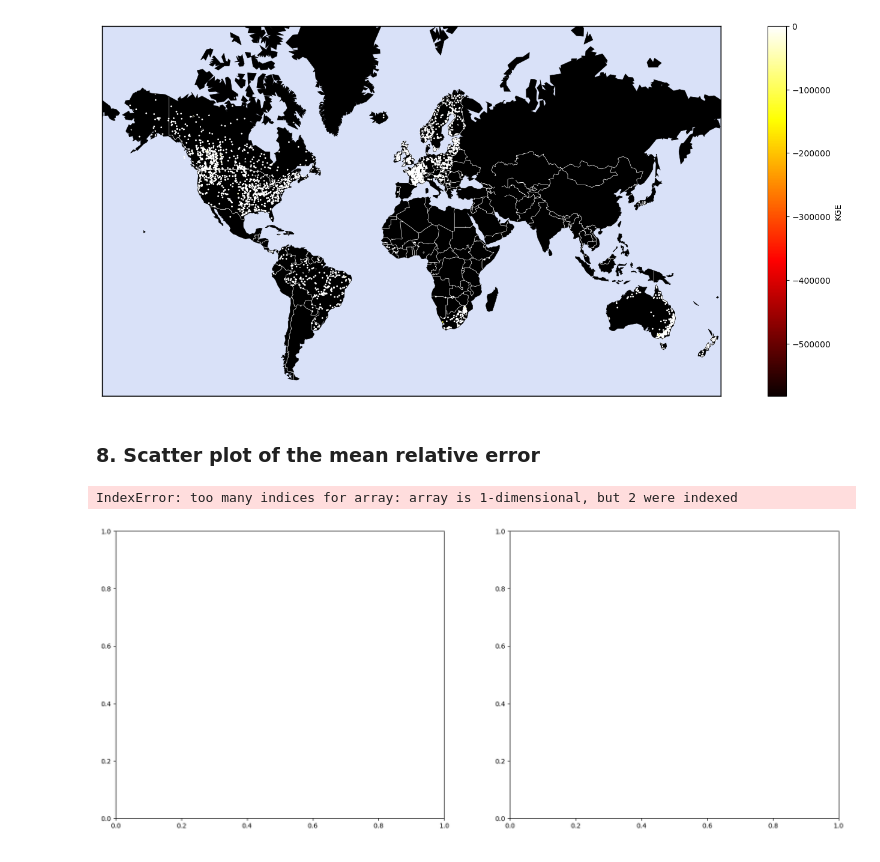
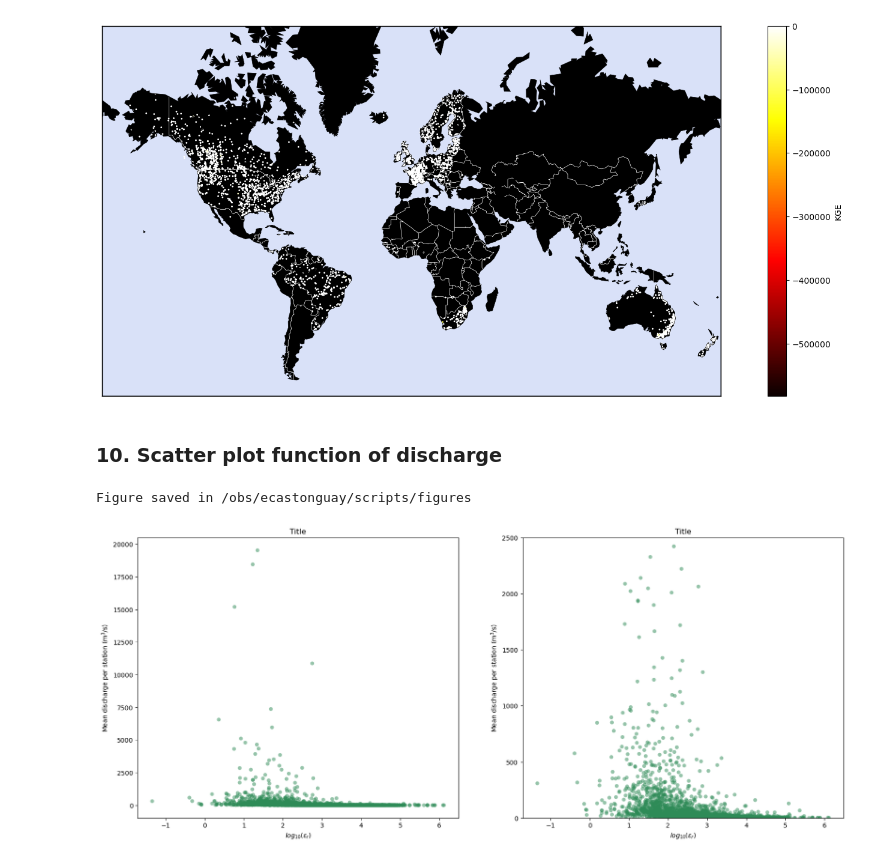
Before and after one commit to evecastonguay/Stage2026, a Jupyter notebook: discharge_dset.ipynb, the cells around one changed output. Saved outputs shown, nothing was run; the diff lists cells and outputs as text; code cells hidden in the pictures.

Commit message:
added scatter amplitude

```diff
--- a/discharge_dset.ipynb
+++ b/discharge_dset.ipynb
@@ -623,24 +622,27 @@ Figure saved in /obs/ecastonguay/scripts/figures
 
 # Count the number of days for which there are swot & grdc mesures, per station
 mask_coincide = dset_global.runoff_global_g.notnull() & dset_global.dschg_global_s.notnull() # Array of True/False. True where there are both swot & grdc data
-n_coincide = mask_coincide.sum(dim="time") # sum of Trues per station (5241,)
+n_coincide = mask_coincide.sum(dim="time") # sum of Trues per station (5241,) # [tested]
 
 # Compute the mean
 mean_coincide = n_coincide.where(n_coincide != 0).mean() # 40.77 across all continent, ignoring zeros (WHEN there is a corresp., the avg number of time is ...) [tested]
 mean_coincide_null = np.nanmean(n_coincide) # mean of 29.88 across all continents, including zeros [tested]
 
 # Select stations where there are Co or more corresp.
-co = 20 # number of correspondences
-ids_co = n_coincide.id.where(n_coincide >= co, drop=True) # get the list of station id where error will be computed [tested]
+co = 8 # number of correspondences
+ids_co = n_coincide.id.where(n_coincide >= co, drop=True) # get the list of station id where error will be computed [tested] https://docs.xarray.dev/en/stable/generated/xarray.where.html
 q_co_g = dset_global.sel(id=ids_co)["runoff_global_g"]
 q_co_s = dset_global.sel(id=ids_co)["dschg_global_s"]
 mask_coincide_co = mask_coincide.sel(id=ids_co)
 
-# DataArray of swot & grdc data filled only where both have data at the same time
+# DataArray of swot & grdc data only where both have data at the same time (rest is nan)
 q_ol_g = q_co_g.where(mask_coincide_co) # ol : overlap
 q_ol_s = q_co_s.where(mask_coincide_co)
 
 # Retrieve (lat,lon) of stations
 x_ol_s = dset_global.sel(id=ids_co)['geox_global_g'].values
 y_ol_s = dset_global.sel(id=ids_co)['geoy_global_g'].values
+
+# Retrieve width of stations
+w_ol_swr = dset_global.sel(id=ids_co)['width_global_swr'].values
 # %% [markdown]
@@ -877,40 +888,44 @@ plt.show()
 Figure saved in /obs/ecastonguay/scripts/figures
 [figure]
 # %% [markdown]
-### 8. Scatter plot of the mean relative error
+### 10. Scatter plot function of discharge
 # %%
 # Mean discharge of the river (y-axis) -> grdc data
 daily_dschg = q_ol_g
 mean_dschg = daily_dschg.mean(dim="time") # (2840,)
 
 # River discharge min and max (y-axis limits)
 max_dschg = np.max(mean_dschg) # 139024.55
 min_dschg = np.min(mean_dschg) # 0
 
-# Compute mean relative error (%; x-axis)
-daily_err = (q_ol_s-q_ol_g)/q_ol_g
+# Compute statistic
+eps = 0.5 # to filter out the smaller discharges that would result in a value of inf (/0)
+inf_mask = (q_ol_s >= eps) & (q_ol_g >= eps)
+q_mask_g = q_ol_g.where(inf_mask)
+q_mask_s = q_ol_s.where(inf_mask)
+daily_err = (q_mask_s - q_mask_g) / q_mask_g # Nans will be ignored in the computations
 mean_err = daily_err.mean(dim="time")*100
 log_err = np.log10(mean_err) # (2840,)
 
 # Scatter plot
 fig, ax = plt.subplots(1,2,sharex=False, sharey=False, figsize=(20, 8))
 # fig. full
-ax[0,0].scatter(log_err, mean_dschg, c='tab:blue', alpha=0.5, edgecolors='none')
-ax[0,0].title(f"Title")
-ax[0,0].xlabel(r'$log_{10}(\varepsilon_r)$')
-ax[0,0].ylabel(r'Mean discharge per station (m$^3$/s)')
+ax[0].scatter(log_err, mean_dschg, c='seagreen', alpha=0.5, edgecolors='none')
+ax[0].set_title("Title")
+ax[0].set_ylabel(r'Mean discharge per station (m$^3$/s)')
+ax[0].set_xlabel(r'$log_{10}(\varepsilon_r)$')
 # fig. truncated
-ax[0,1].scatter(log_err, mean_dschg, c='tab:blue', alpha=0.5, edgecolors='none')
-ax[0,1].ylim((0,2500)) # truncate
-plt.title(f"Title")
-plt.xlabel(r'$log_{10}(\varepsilon_r)$')
-plt.ylabel(r'Mean discharge per station (m$^3$/s)')
+ax[1].scatter(log_err, mean_dschg, c='seagreen', alpha=0.5, edgecolors='none')
+ax[1].set_ylim((0,2500)) # truncate
+ax[1].set_title("Title")
+ax[1].set_ylabel(r'Mean discharge per station (m$^3$/s)')
+ax[1].set_xlabel(r'$log_{10}(\varepsilon_r)$')
 
 # Save
 fig_name = f'sct_dschg.png'
 plt.savefig(f'/obs/ecastonguay/scripts/figures/{fig_name}', dpi=400, bbox_inches='tight')
 print(f"Figure saved in /obs/ecastonguay/scripts/figures")
 plt.show()
 # %% [output]
-IndexError: too many indices for array: array is 1-dimensional, but 2 were indexed
+Figure saved in /obs/ecastonguay/scripts/figures
-[figure, old version]
+[figure, new version]
```
Also changed, not shown: parts of 16 cells of this notebook.
